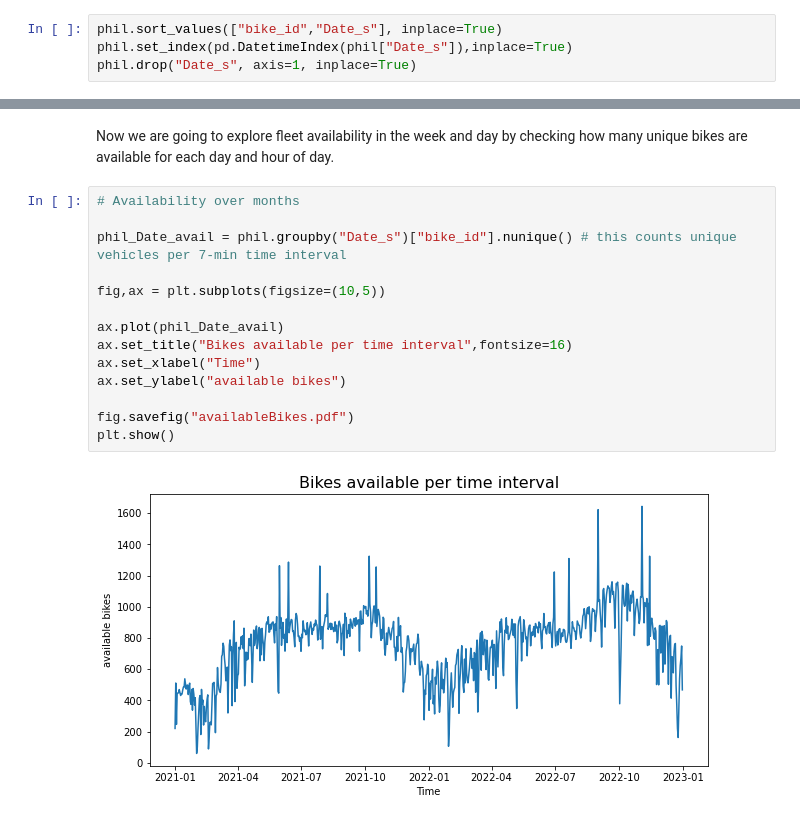
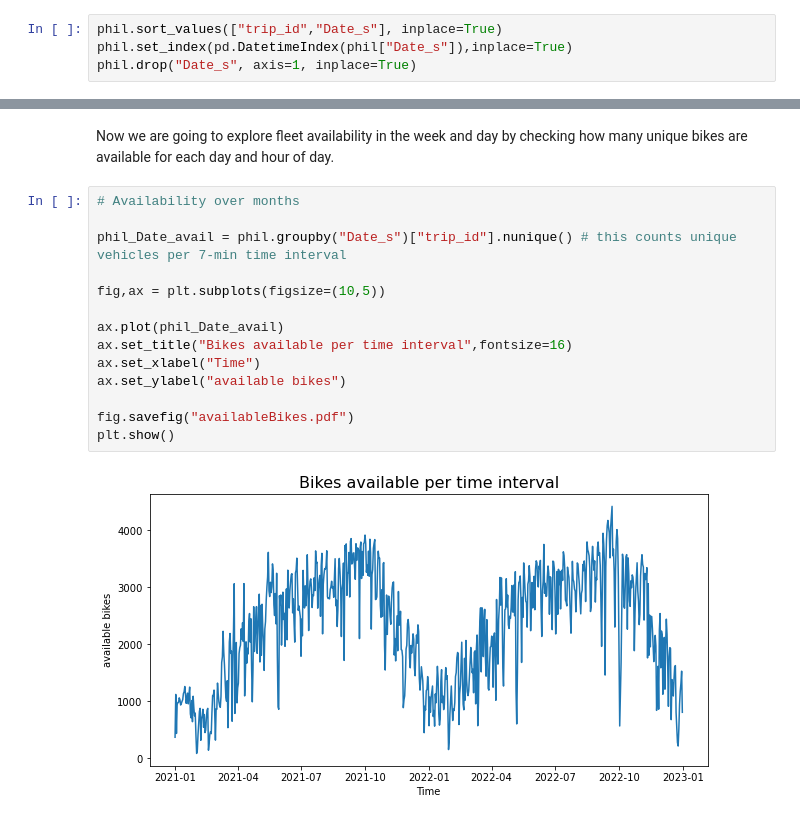
Before and after one commit to weidai19/ChatGPT5.0, a Jupyter notebook: Demand patterns and seasonality.ipynb, the cells around one changed output, grey strips where cells are left out. Cells and saved outputs as stored; diff of their text form.

```diff
--- a/Demand patterns and seasonality.ipynb
+++ b/Demand patterns and seasonality.ipynb
@@ -41,7 +41,7 @@ start_coordinates      1678842
 end_coordinates        1678842
 dtype: int64
 # %%
-phil.sort_values(["bike_id","Date_s"], inplace=True)
+phil.sort_values(["trip_id","Date_s"], inplace=True)
 phil.set_index(pd.DatetimeIndex(phil["Date_s"]),inplace=True)
 phil.drop("Date_s", axis=1, inplace=True)
 # %%
@@ -69,16 +69,16 @@ Now we are going to explore fleet availability in the week and day by checking h
 # %%
 # Availability over months
 
-phil_Date_avail = phil.groupby("Date_s")["bike_id"].nunique() # this counts unique vehicles per 7-min time interval
+phil_Date_avail = phil.groupby("Date_s")["trip_id"].nunique() # this counts unique vehicles per 7-min time interval
 
 fig,ax = plt.subplots(figsize=(10,5))
 
 ax.plot(phil_Date_avail)
 ax.set_title("Bikes available per time interval",fontsize=16)
 ax.set_xlabel("Time")
 ax.set_ylabel("available bikes")
 
 fig.savefig("availableBikes.pdf")
 plt.show()
 # %% [output]
-[figure, old version]
+[figure, new version]
```
Also changed, not shown: parts of 8 cells of this notebook, 5 other files.
